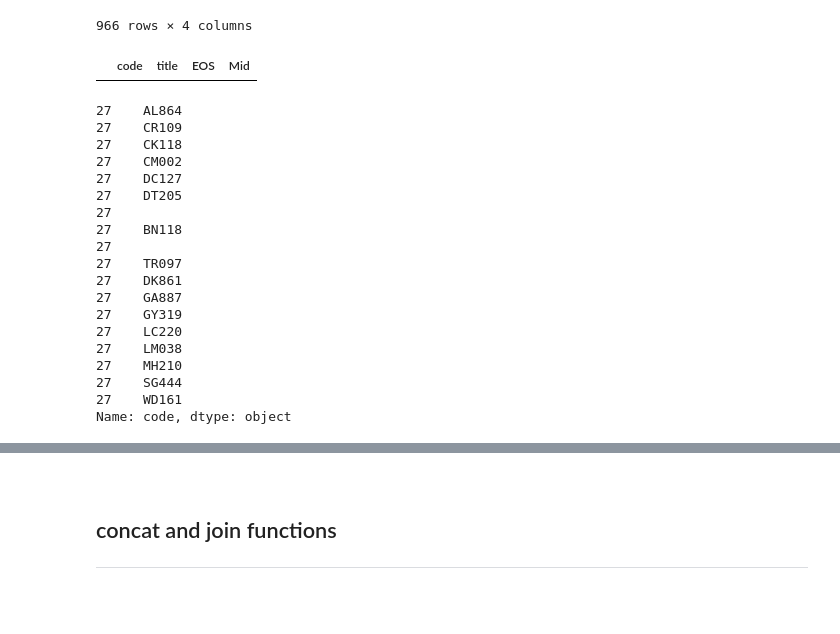
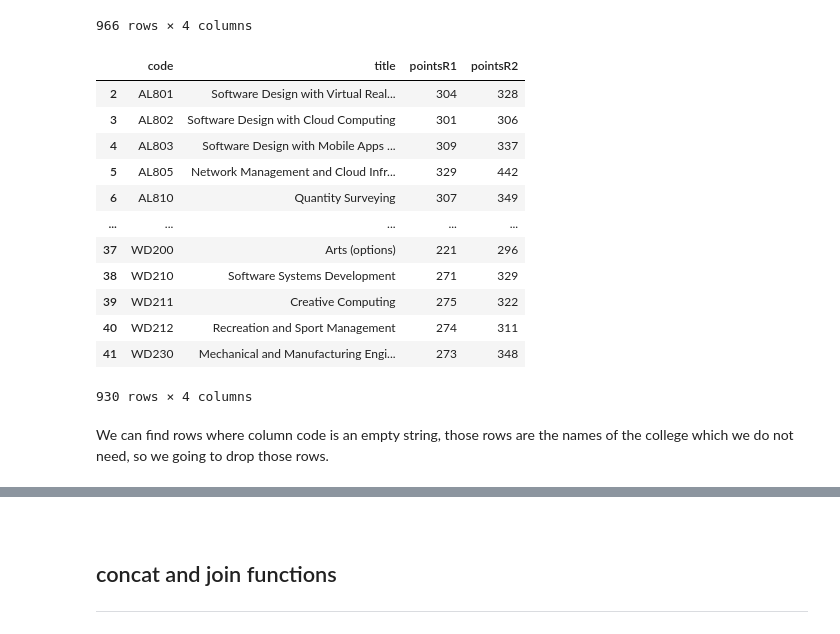
Before and after one commit to angelinka/Fundamentals-of-Data-Analysis, a Jupyter notebook: cao.ipynb, the cells around one changed output, grey strips where cells are left out. Saved outputs shown, nothing was run; the diff lists cells and outputs as text; code cells hidden in the pictures; blank space fills up the shorter version.

```diff
--- a/cao.ipynb
+++ b/cao.ipynb
@@ -331,7 +328,7 @@ df2019
 966 rows × 4 columns
 # %%
 # Renaming columns
-df2019 = df2019.rename(columns={0: "code", 1: "title", 2: "EOS", 3: "Mid"})
+df2019 = df2019.rename(columns={0: "code", 1: "title", 2: "pointsR1", 3: "pointsR2"})
 # %%
 # Deleting first two rows
 df2019 = df2019.drop([0,1])
@@ -343,26 +335,16 @@ df2019_clean = df2019.drop(df2019[df2019.code != reg].index)
 # %%
-df2019_clean
+df2019
 # %% [output]
-|  | code | title | EOS | Mid |
+|  | code | title | pointsR1 | pointsR2 |
+| 2 | AL801 | Software Design with Virtual Real... | 304 | 328 |
+| 3 | AL802 | Software Design with Cloud Computing | 301 | 306 |
+| 4 | AL803 | Software Design with Mobile Apps ... | 309 | 337 |
+| 5 | AL805 | Network Management and Cloud Infr... | 329 | 442 |
+| 6 | AL810 | Quantity Surveying | 307 | 349 |
+| ... | ... | ... | ... | ... |
+| 37 | WD200 | Arts (options) | 221 | 296 |
+| 38 | WD210 | Software Systems Development | 271 | 329 |
+| 39 | WD211 | Creative Computing | 275 | 322 |
+| 40 | WD212 | Recreation and Sport Management | 274 | 311 |
+| 41 | WD230 | Mechanical and Manufacturing Engi... | 273 | 348 |
+930 rows × 4 columns
-# %%
-df2019.loc[27, 'code']
-# %% [output]
-27    AL864
-27    CR109
-27    CK118
-27    CM002
-27    DC127
-27    DT205
-27
-27    BN118
-27
-27    TR097
-27    DK861
-27    GA887
-27    GY319
-27    LC220
-27    LM038
-27    MH210
-27    SG444
-27    WD161
-Name: code, dtype: object
@@ -368,0 +354,2 @@ Name: code, dtype: object
+# %% [markdown]
+We can find rows where column code is an empty string, those rows are the names of the college which we do not need, so we going to drop those rows.
```
Also changed, not shown: parts of 16 cells of this notebook.
